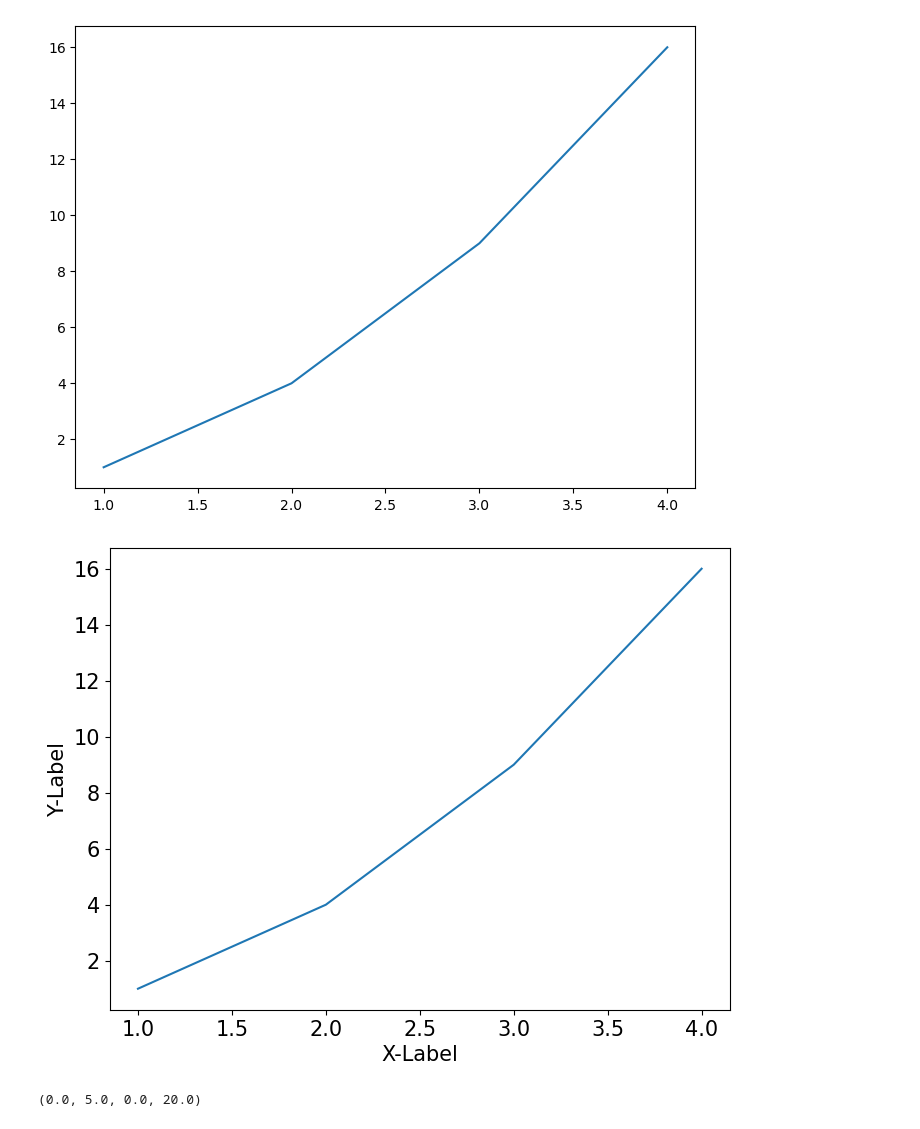
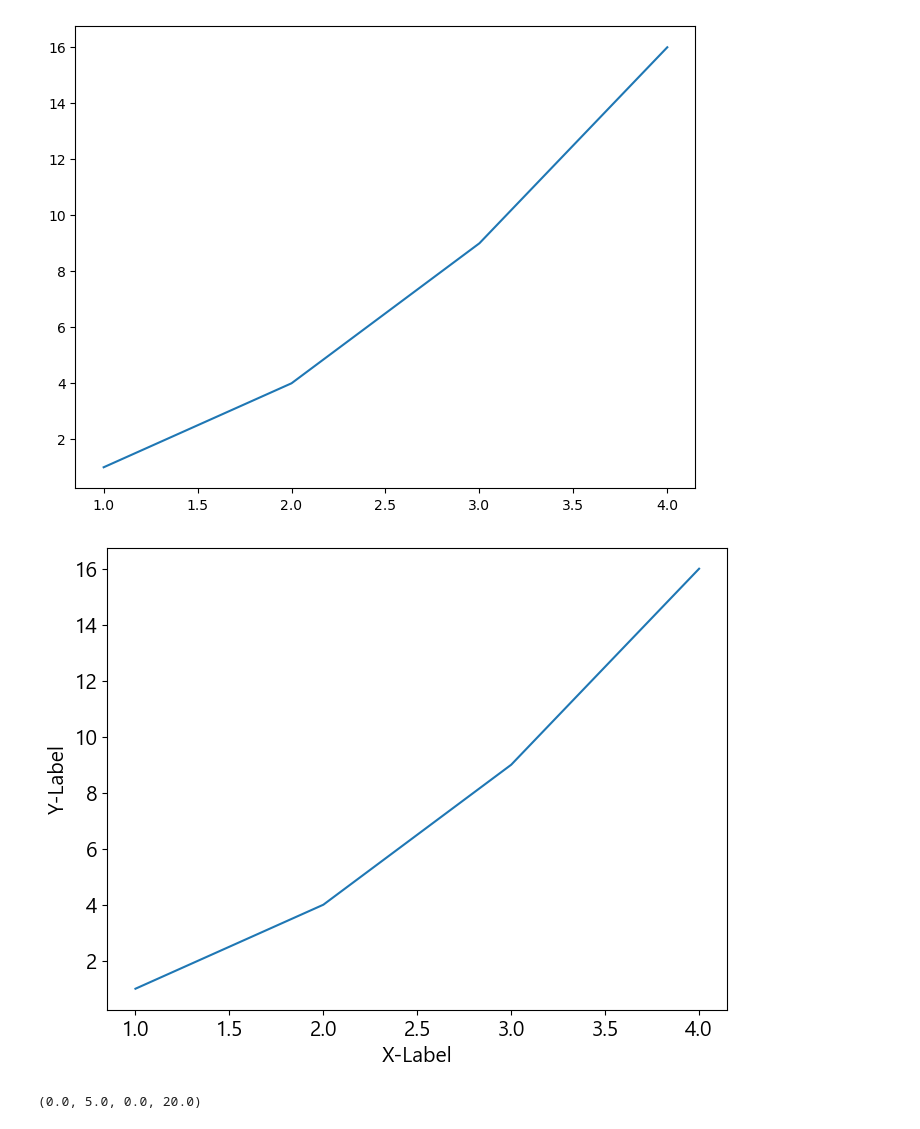
Before and after one commit to Minhyeok-kimm/TIL, a Jupyter notebook: Python/python_matplotlib.ipynb, the cells around one changed output. Drawn from its saved outputs; the diff is of its cells as text; code cells hidden in the pictures.

```diff
--- a/Python/python_matplotlib.ipynb
+++ b/Python/python_matplotlib.ipynb
@@ -116,16 +117,16 @@ plt.show()
 # %%
 # 3) x,y 라벨지정
 import matplotlib.pyplot as plt
-# plt.rc('font', family='Malgun Gothic')
+plt.rc('font', family='Malgun Gothic')
 plt.rc('font', size=15)
 
 fig = plt.figure(figsize=(8,6))  # 생략가능
 plt.plot([1,2,3,4],[1, 4, 9, 16])  # x 값 , y 값
 plt.xlabel("X-Label")
 plt.ylabel("Y-Label")
 plt.show()
 # %% [output]
-[figure, old version]
+[figure, new version]
 # %%
 # 4) 축 범위 지정
 import matplotlib.pyplot as plt
```
Also changed, not shown: parts of 25 cells of this notebook, 1 other file.
